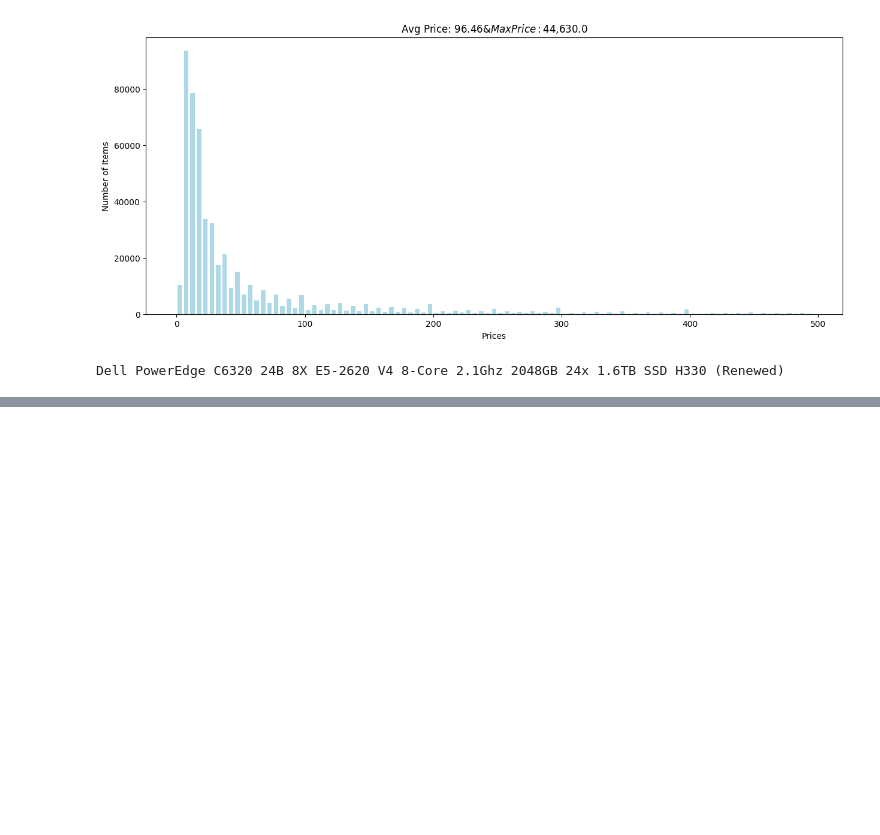
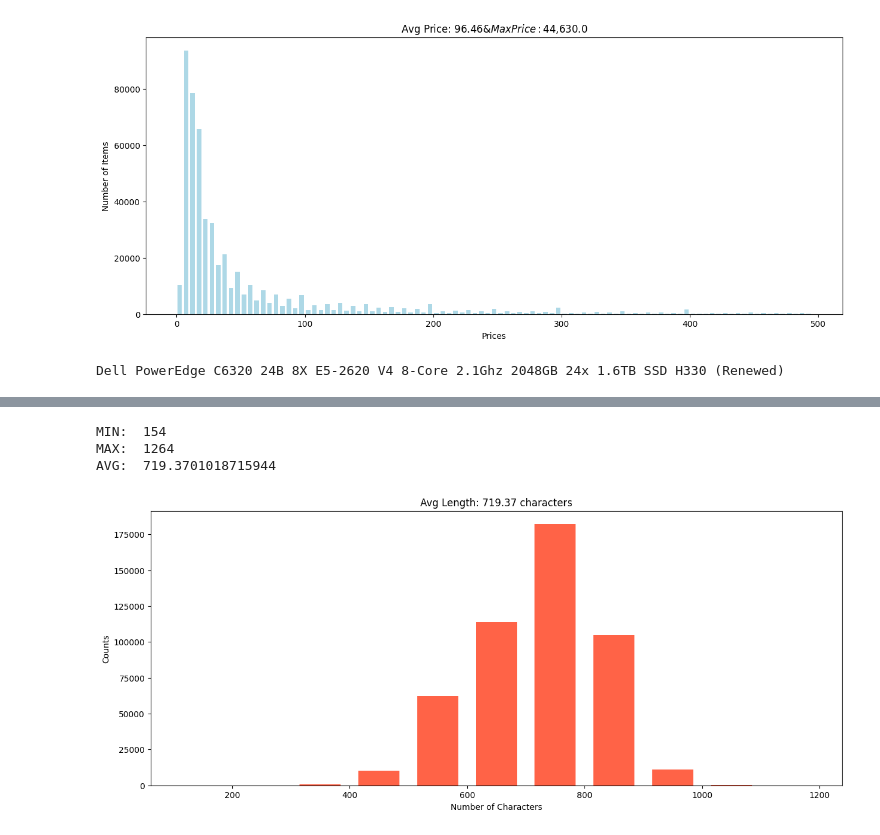
Before and after one commit to mightyoctopus/dataset-curation-data-cleanup, a Jupyter notebook: day1_data_curation.ipynb, the cells around one changed output, grey strips where cells are left out. Saved outputs shown, nothing was run; the diff lists cells and outputs as text; code cells hidden in the pictures; blank space fills up the shorter version.

```diff
--- a/day1_data_curation.ipynb
+++ b/day1_data_curation.ipynb
@@ -175,0 +243,20 @@ Dell PowerEdge C6320 24B 8X E5-2620 V4 8-Core 2.1Ghz 2048GB 24x 1.6TB SSD H330 (
+# %%
+### Plot the average char length of products:
+
+length = [len(item.prompt) for item in valid_items]
+
+print("MIN: ", min(length))
+print("MAX: ", max(length))
+print("AVG: ", sum(length) / len(length))
+
+plt.figure(figsize=(15, 6))
+plt.title(f"Avg Length: {sum(length) / len(length):.2f} characters")
+plt.xlabel("Number of Characters")
+plt.ylabel("Counts")
+plt.hist(length, rwidth=0.7, color="tomato", bins=range(100, 1300, 100))
+plt.show()
+# %% [output]
+MIN:  154
+MAX:  1264
+AVG:  719.3701018715944
+[figure, added]
```
Also changed, not shown: parts of 16 cells of this notebook.
